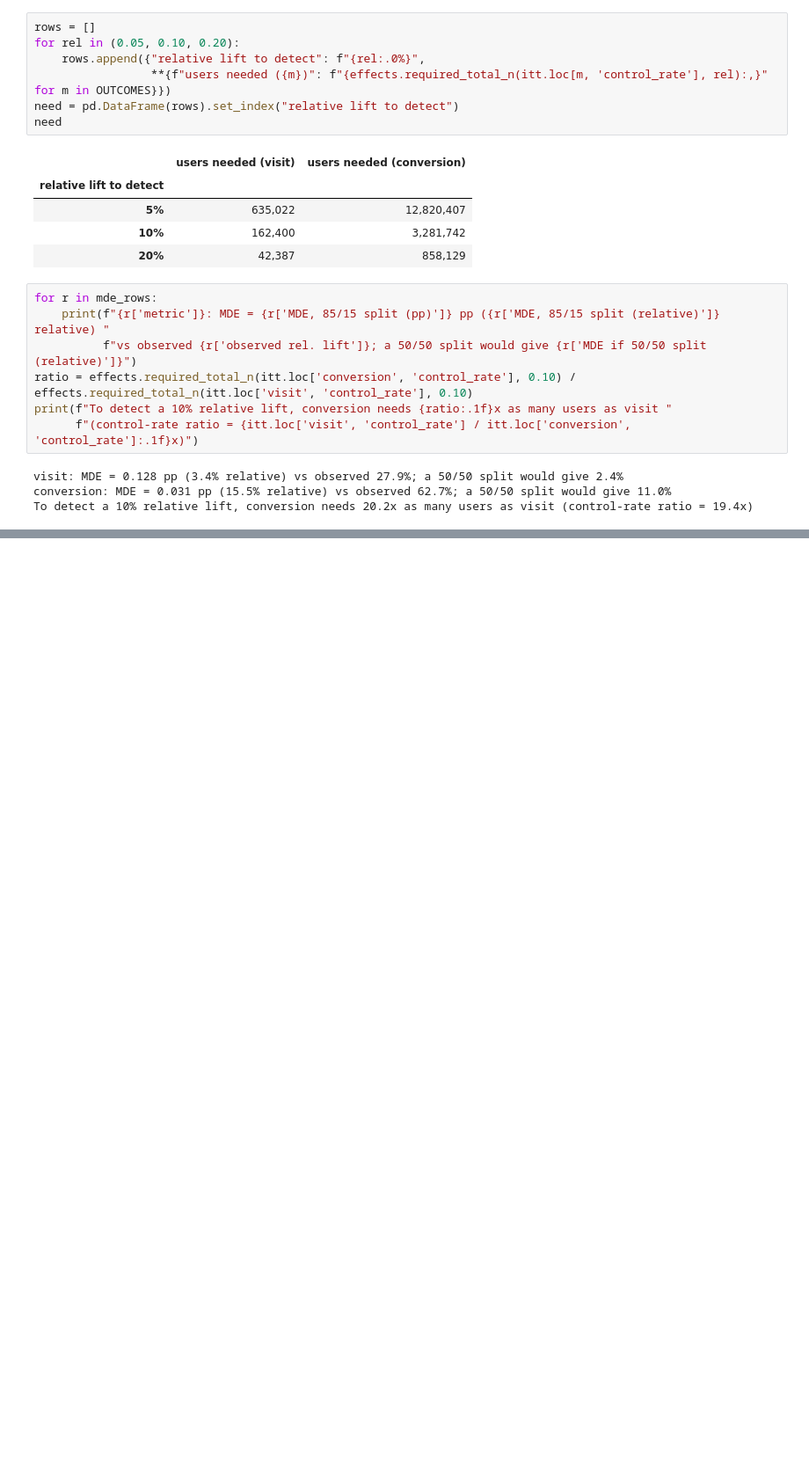
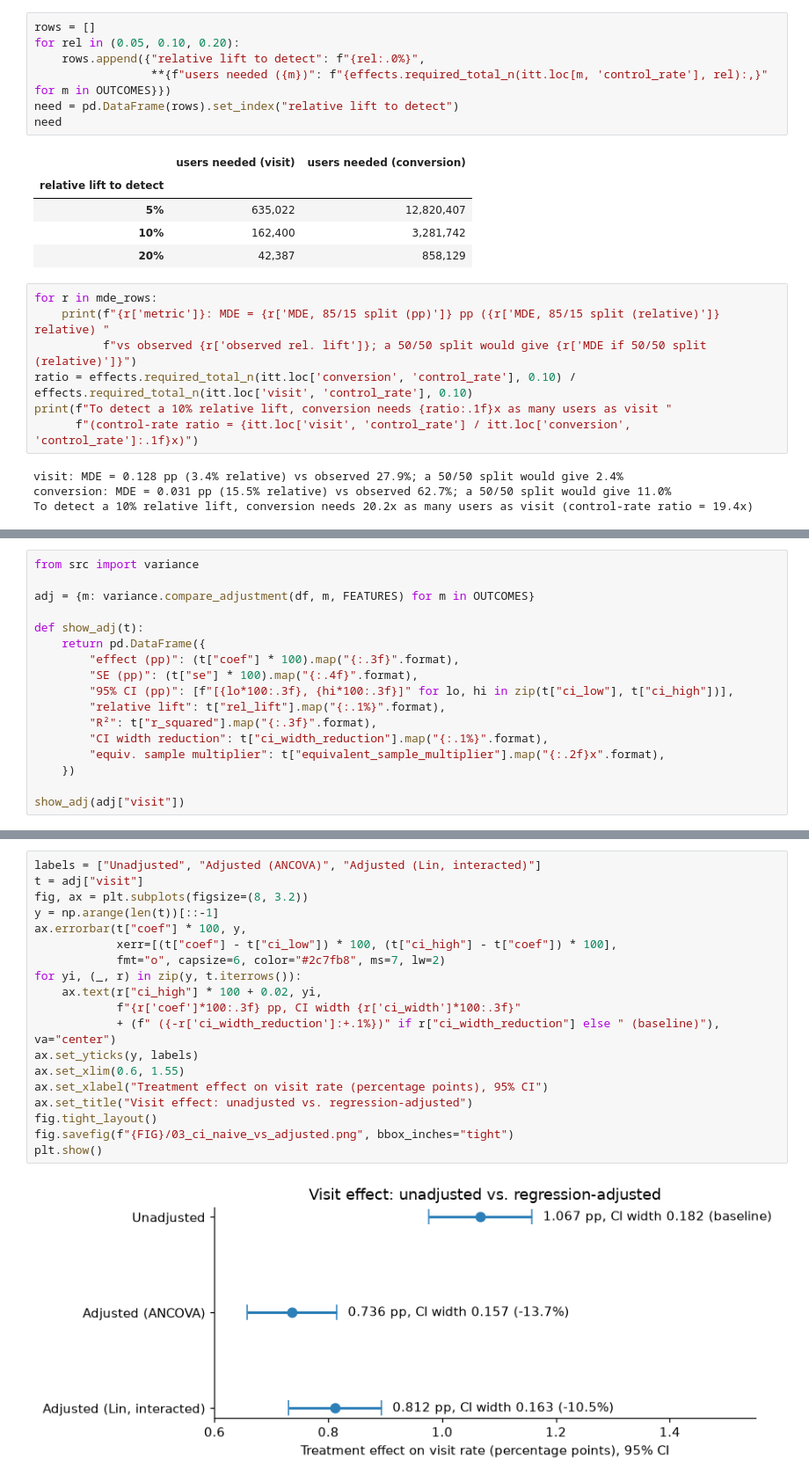
Before and after one commit to mehwishahmed/criteo-ad-incrementality, a Jupyter notebook: notebooks/analysis.ipynb, the cells around one changed output, grey strips where cells are left out. Shown at 88% size. Drawn from its saved outputs; the diff is of its cells as text; blank space fills up the shorter version.

```diff
--- a/notebooks/analysis.ipynb
+++ b/notebooks/analysis.ipynb
@@ -289,0 +308,17 @@ To detect a 10% relative lift, conversion needs 20.2x as many users as visit (co
+# %%
+from src import variance
+
+adj = {m: variance.compare_adjustment(df, m, FEATURES) for m in OUTCOMES}
+
+def show_adj(t):
+    return pd.DataFrame({
+        "effect (pp)": (t["coef"] * 100).map("{:.3f}".format),
+        "SE (pp)": (t["se"] * 100).map("{:.4f}".format),
+        "95% CI (pp)": [f"[{lo*100:.3f}, {hi*100:.3f}]" for lo, hi in zip(t["ci_low"], t["ci_high"])],
+        "relative lift": t["rel_lift"].map("{:.1%}".format),
+        "R²": t["r_squared"].map("{:.3f}".format),
+        "CI width reduction": t["ci_width_reduction"].map("{:.1%}".format),
+        "equiv. sample multiplier": t["equivalent_sample_multiplier"].map("{:.2f}x".format),
+    })
+
+show_adj(adj["visit"])
@@ -289,0 +372,21 @@ To detect a 10% relative lift, conversion needs 20.2x as many users as visit (co
+# %%
+labels = ["Unadjusted", "Adjusted (ANCOVA)", "Adjusted (Lin, interacted)"]
+t = adj["visit"]
+fig, ax = plt.subplots(figsize=(8, 3.2))
+y = np.arange(len(t))[::-1]
+ax.errorbar(t["coef"] * 100, y,
+            xerr=[(t["coef"] - t["ci_low"]) * 100, (t["ci_high"] - t["coef"]) * 100],
+            fmt="o", capsize=6, color="#2c7fb8", ms=7, lw=2)
+for yi, (_, r) in zip(y, t.iterrows()):
+    ax.text(r["ci_high"] * 100 + 0.02, yi,
+            f"{r['coef']*100:.3f} pp, CI width {r['ci_width']*100:.3f}"
+            + (f" ({-r['ci_width_reduction']:+.1%})" if r["ci_width_reduction"] else " (baseline)"), va="center")
+ax.set_yticks(y, labels)
+ax.set_xlim(0.6, 1.55)
+ax.set_xlabel("Treatment effect on visit rate (percentage points), 95% CI")
+ax.set_title("Visit effect: unadjusted vs. regression-adjusted")
+fig.tight_layout()
+fig.savefig(f"{FIG}/03_ci_naive_vs_adjusted.png", bbox_inches="tight")
+plt.show()
+# %% [output]
+[figure, added]
```
Also changed, not shown: parts of 7 cells of this notebook, 3 other files.
